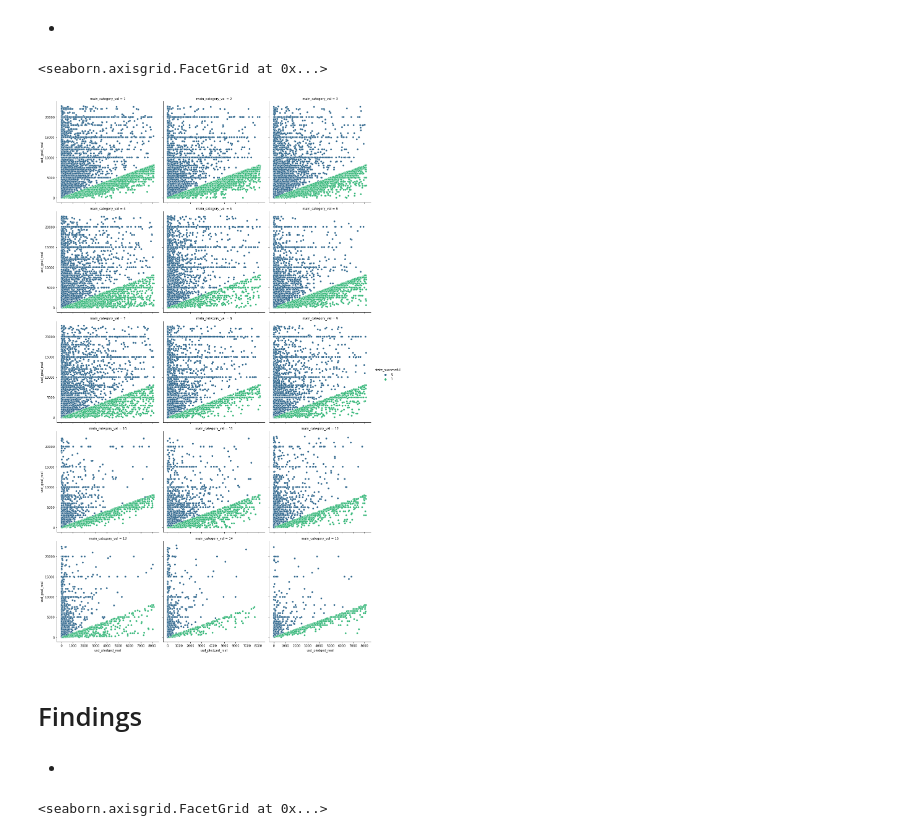
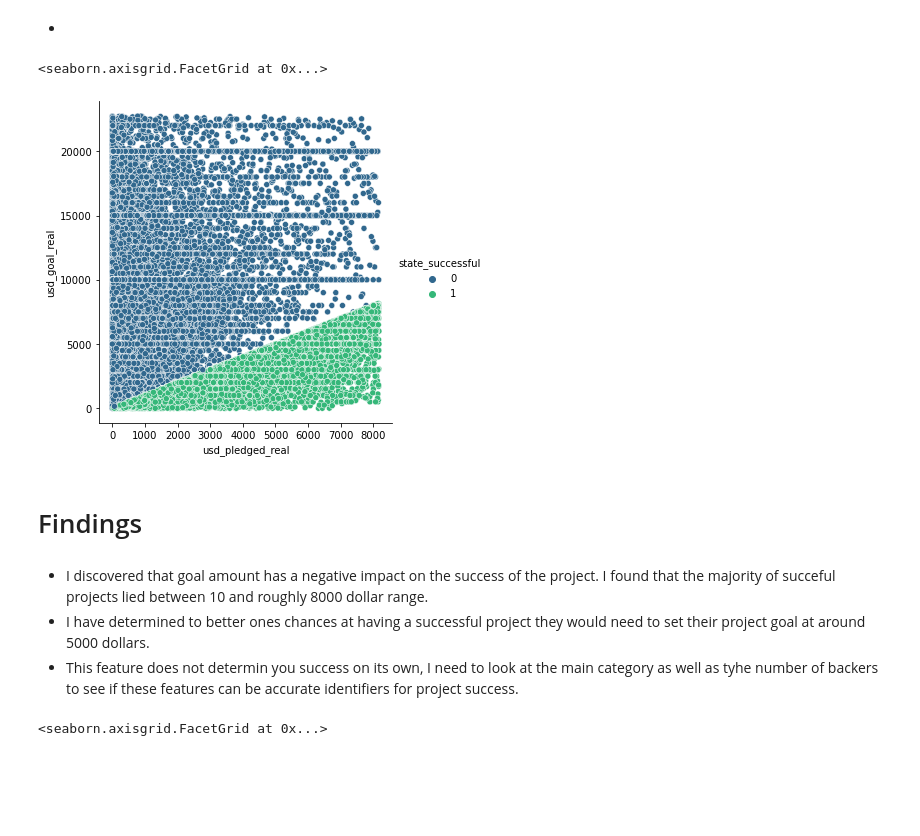
Before and after one commit to ljackson707/kick_starter_project, a Jupyter notebook: final_kickstart.ipynb, the cells around one changed output. Saved outputs shown, nothing was run; the diff lists cells and outputs as text; code cells hidden in the pictures; blank space fills up the shorter version.

```diff
--- a/final_kickstart.ipynb
+++ b/final_kickstart.ipynb
@@ -513,14 +514,16 @@ Name: usd_pledged_real, dtype: float64
 # %% [markdown]
 -
 # %%
-sns.relplot(x = 'usd_pledged_real', y= 'usd_goal_real', data = train, col = train.main_category_val, col_wrap = 3, hue = train.state_successful, palette='viridis')
+sns.relplot(x = 'usd_pledged_real', y= 'usd_goal_real', data = train, hue = train.state_successful, palette='viridis')
 # %% [output]
 <seaborn.axisgrid.FacetGrid at 0x...>
-[figure, old version]
+[figure, new version]
 # %% [markdown]
 # Findings
-# %% [markdown]
--
+# %% [markdown]
+- I discovered that goal amount has a negative impact on the success of the project. I found that the majority of succeful projects lied between 10 and roughly 8000 dollar range.
+- I have determined to better ones chances at having a successful project they would need to set their project goal at around 5000 dollars.
+- This feature does not determin you success on its own, I need to look at the main category as well as tyhe number of backers to see if these features can be accurate identifiers for project success.
 # %%
 sns.displot(train, x="usd_goal_real", hue= train.state_successful, multiple="stack")
 # %% [output]
```
Also changed, not shown: parts of 41 cells of this notebook, 2 other files.
